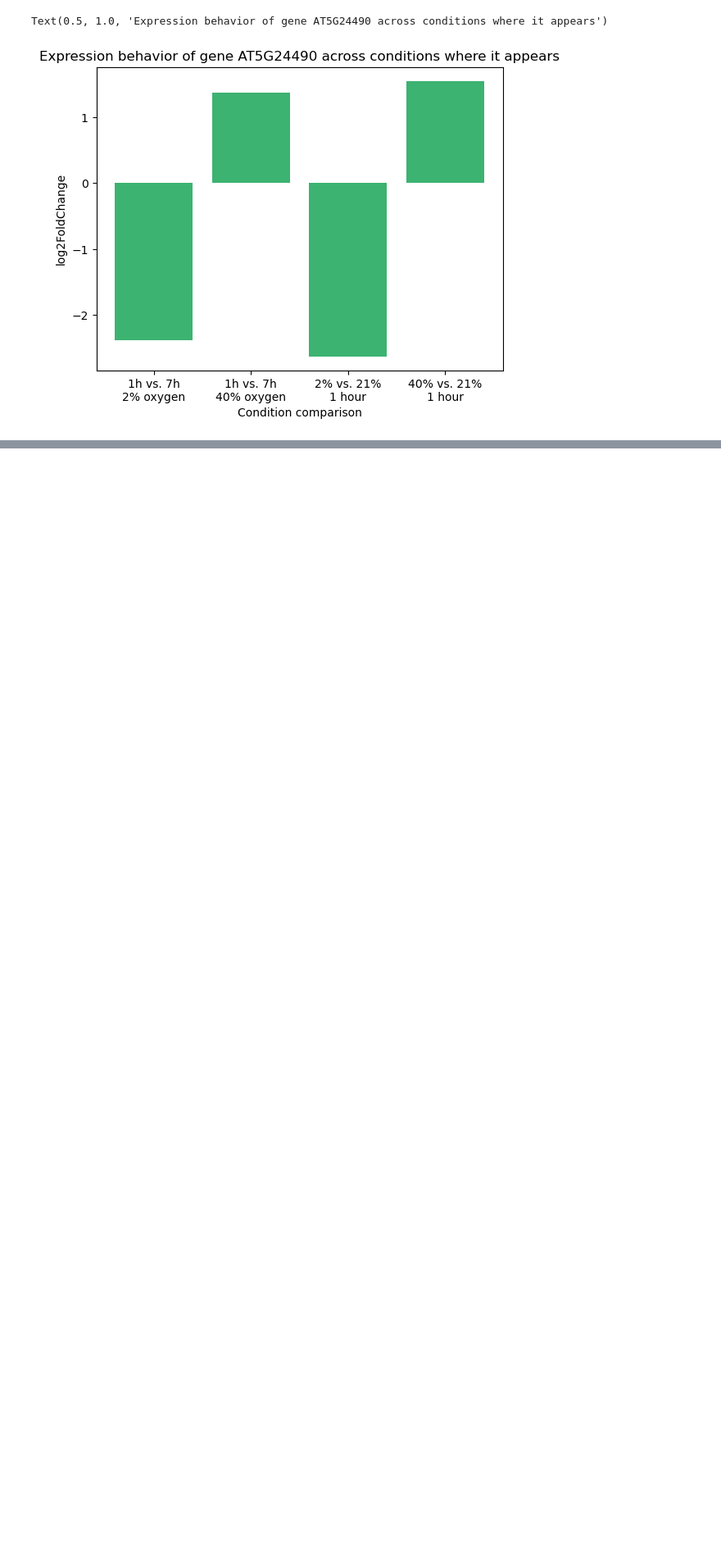
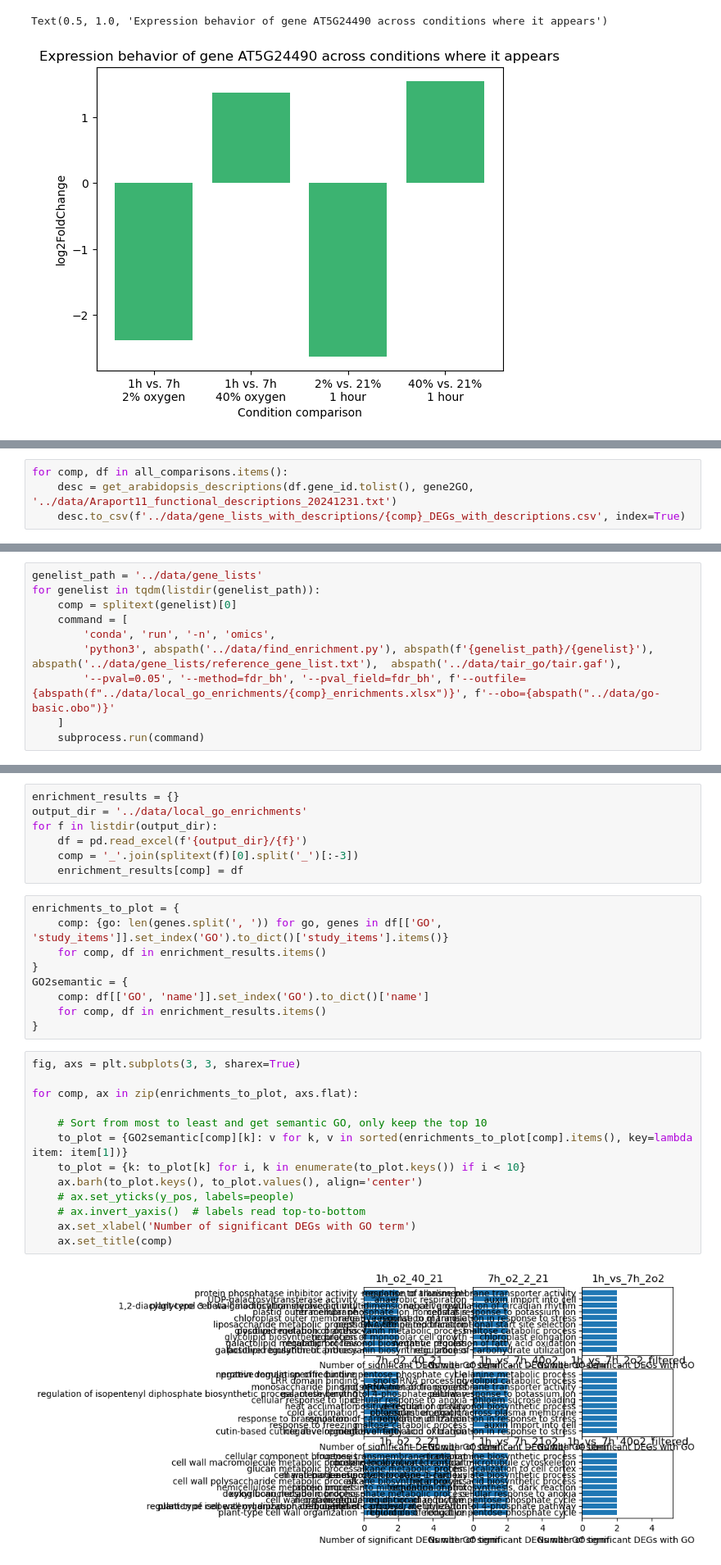
Before and after one commit to serenalotreck/photorespiration-omics, a Jupyter notebook: notebooks/transcriptomics_visualizations.ipynb, the cells around one changed output, grey strips where cells are left out. Shown at 82% size. Saved outputs shown, nothing was run; the diff lists cells and outputs as text; blank space fills up the shorter version.

```diff
--- a/notebooks/transcriptomics_visualizations.ipynb
+++ b/notebooks/transcriptomics_visualizations.ipynb
@@ -291,0 +226,4 @@ defaultdict(int,
+# %%
+for comp, df in all_comparisons.items():
+    desc = get_arabidopsis_descriptions(df.gene_id.tolist(), gene2GO, '../data/Araport11_functional_descriptions_20241231.txt')
+    desc.to_csv(f'../data/gene_lists_with_descriptions/{comp}_DEGs_with_descriptions.csv', index=True)
@@ -291,0 +232,10 @@ defaultdict(int,
+# %%
+genelist_path = '../data/gene_lists'
+for genelist in tqdm(listdir(genelist_path)):
+    comp = splitext(genelist)[0]
+    command = [
+        'conda', 'run', '-n', 'omics',
+        'python3', abspath('../data/find_enrichment.py'), abspath(f'{genelist_path}/{genelist}'), abspath('../data/gene_lists/reference_gene_list.txt'),  abspath('../data/tair_go/tair.gaf'),
+        '--pval=0.05', '--method=fdr_bh', '--pval_field=fdr_bh', f'--outfile={abspath(f"../data/local_go_enrichments/{comp}_enrichments.xlsx")}', f'--obo={abspath("../data/go-basic.obo")}'
+    ]
+    subprocess.run(command)
@@ -291,0 +244,31 @@ defaultdict(int,
+# %%
+enrichment_results = {}
+output_dir = '../data/local_go_enrichments'
+for f in listdir(output_dir):
+    df = pd.read_excel(f'{output_dir}/{f}')
+    comp = '_'.join(splitext(f)[0].split('_')[:-3])
+    enrichment_results[comp] = df
+# %%
+enrichments_to_plot = {
+    comp: {go: len(genes.split(', ')) for go, genes in df[['GO', 'study_items']].set_index('GO').to_dict()['study_items'].items()}
+    for comp, df in enrichment_results.items()
+}
+GO2semantic = {
+    comp: df[['GO', 'name']].set_index('GO').to_dict()['name']
+    for comp, df in enrichment_results.items()
+}
+# %%
+fig, axs = plt.subplots(3, 3, sharex=True)
+
+for comp, ax in zip(enrichments_to_plot, axs.flat):
+
+    # Sort from most to least and get semantic GO, only keep the top 10
+    to_plot = {GO2semantic[comp][k]: v for k, v in sorted(enrichments_to_plot[comp].items(), key=lambda item: item[1])}
+    to_plot = {k: to_plot[k] for i, k in enumerate(to_plot.keys()) if i < 10}
+    ax.barh(to_plot.keys(), to_plot.values(), align='center')
+    # ax.set_yticks(y_pos, labels=people)
+    # ax.invert_yaxis()  # labels read top-to-bottom
+    ax.set_xlabel('Number of significant DEGs with GO term')
+    ax.set_title(comp)
+# %% [output]
+[figure, added]
```
Also changed, not shown: parts of 24 cells of this notebook, 1 other file.
